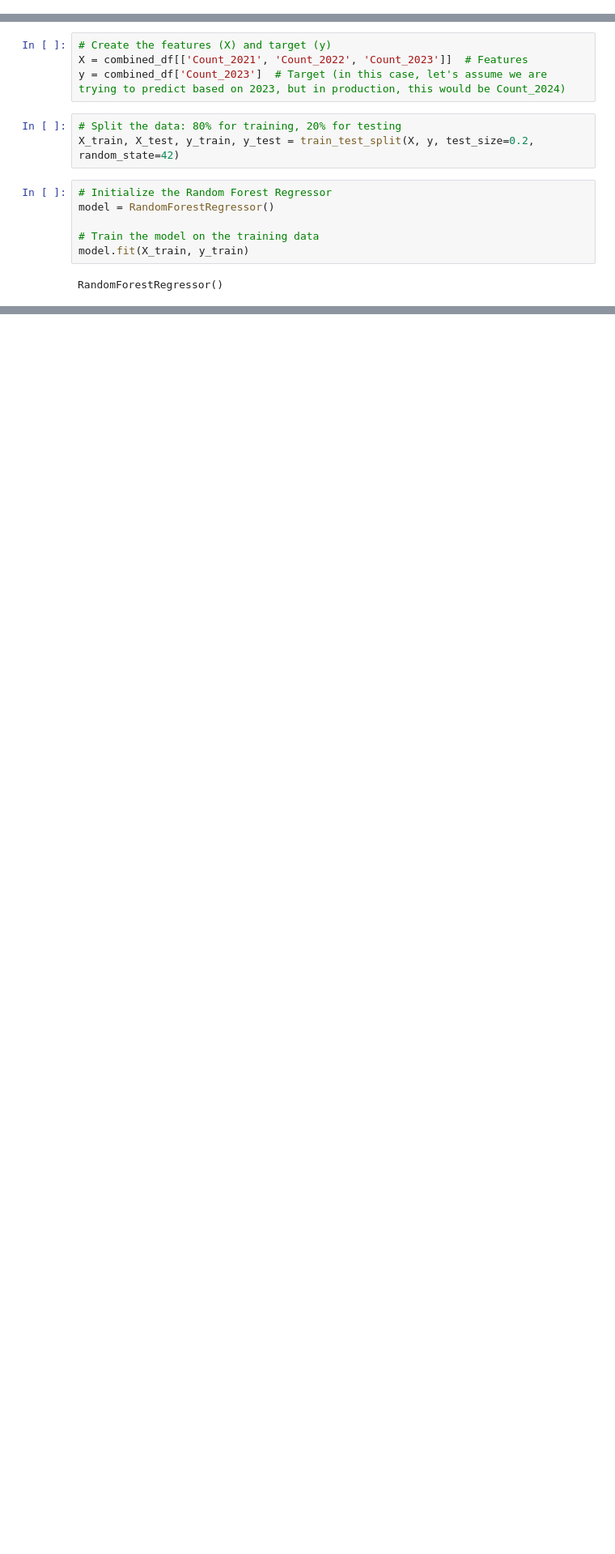
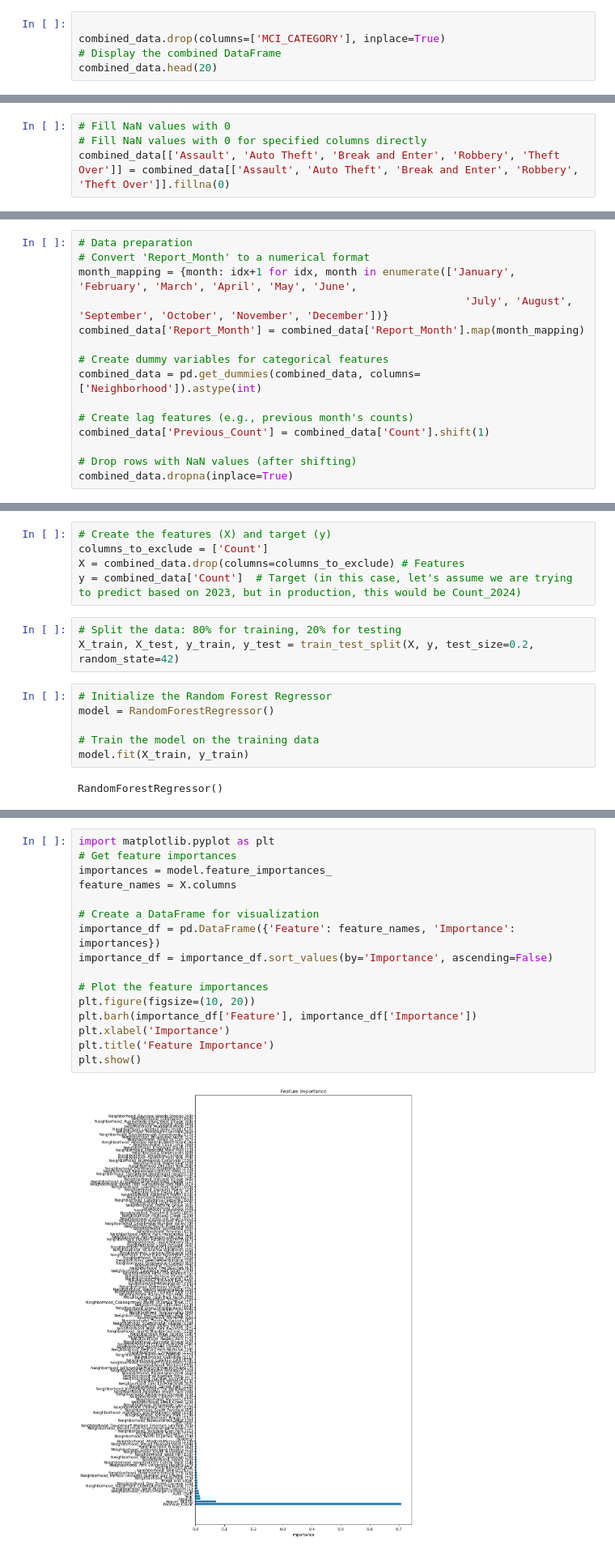
Before and after one commit to bhanotlavanya/Project_4_Crime_Prediction, a Jupyter notebook: crime_data.ipynb, the cells around one changed output, grey strips where cells are left out. Shown at 81% size. Saved outputs shown, nothing was run; the diff lists cells and outputs as text; blank space fills up the shorter version.

Commit message:
Add feature importance visualization for Random Forest model

```diff
--- a/crime_data.ipynb
+++ b/crime_data.ipynb
@@ -323,0 +488,5 @@ combined_df.head(
+# %%
+
+combined_data.drop(columns=['MCI_CATEGORY'], inplace=True)
+# Display the combined DataFrame
+combined_data.head(20)
@@ -323,0 +540,4 @@ combined_df.head(
+# %%
+# Fill NaN values with 0
+# Fill NaN values with 0 for specified columns directly
+combined_data[['Assault', 'Auto Theft', 'Break and Enter', 'Robbery', 'Theft Over']] = combined_data[['Assault', 'Auto Theft', 'Break and Enter', 'Robbery', 'Theft Over']].fillna(0)
@@ -323,0 +552,15 @@ combined_df.head(
+# %%
+# Data preparation
+# Convert 'Report_Month' to a numerical format
+month_mapping = {month: idx+1 for idx, month in enumerate(['January', 'February', 'March', 'April', 'May', 'June',
+                                                             'July', 'August', 'September', 'October', 'November', 'December'])}
+combined_data['Report_Month'] = combined_data['Report_Month'].map(month_mapping)
+
+# Create dummy variables for categorical features
+combined_data = pd.get_dummies(combined_data, columns=['Neighborhood']).astype(int)
+
+# Create lag features (e.g., previous month's counts)
+combined_data['Previous_Count'] = combined_data['Count'].shift(1)
+
+# Drop rows with NaN values (after shifting)
+combined_data.dropna(inplace=True)
@@ -324,7 +589,8 @@ combined_df.head(
 # %%
 # Create the features (X) and target (y)
-X = combined_df[['Count_2021', 'Count_2022', 'Count_2023']]  # Features
-y = combined_df['Count_2023']  # Target (in this case, let's assume we are trying to predict based on 2023, but in production, this would be Count_2024)
+columns_to_exclude = ['Count']
+X = combined_data.drop(columns=columns_to_exclude) # Features
+y = combined_data['Count']  # Target (in this case, let's assume we are trying to predict based on 2023, but in production, this would be Count_2024)
 # %%
 # Split the data: 80% for training, 20% for testing
 X_train, X_test, y_train, y_test = train_test_split(X, y, test_size=0.2, random_state=42)
@@ -437,0 +627,18 @@ No artists with labels found to put in legend.  Note that artists whose label st
+# %%
+import matplotlib.pyplot as plt
+# Get feature importances
+importances = model.feature_importances_
+feature_names = X.columns
+
+# Create a DataFrame for visualization
+importance_df = pd.DataFrame({'Feature': feature_names, 'Importance': importances})
+importance_df = importance_df.sort_values(by='Importance', ascending=False)
+
+# Plot the feature importances
+plt.figure(figsize=(10, 20))
+plt.barh(importance_df['Feature'], importance_df['Importance'])
+plt.xlabel('Importance')
+plt.title('Feature Importance')
+plt.show()
+# %% [output]
+[figure, added]
```
Also changed, not shown: parts of 46 cells of this notebook.
